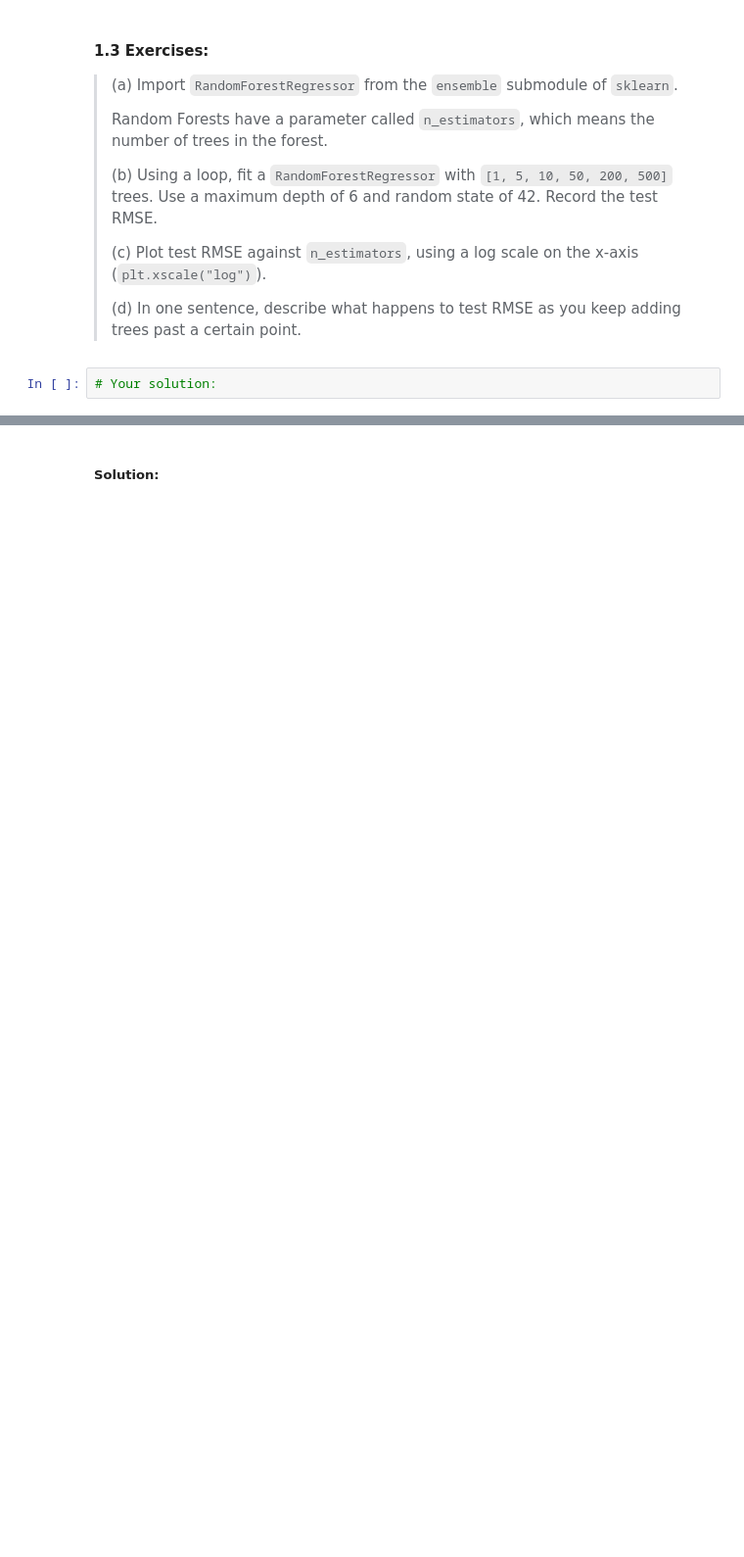
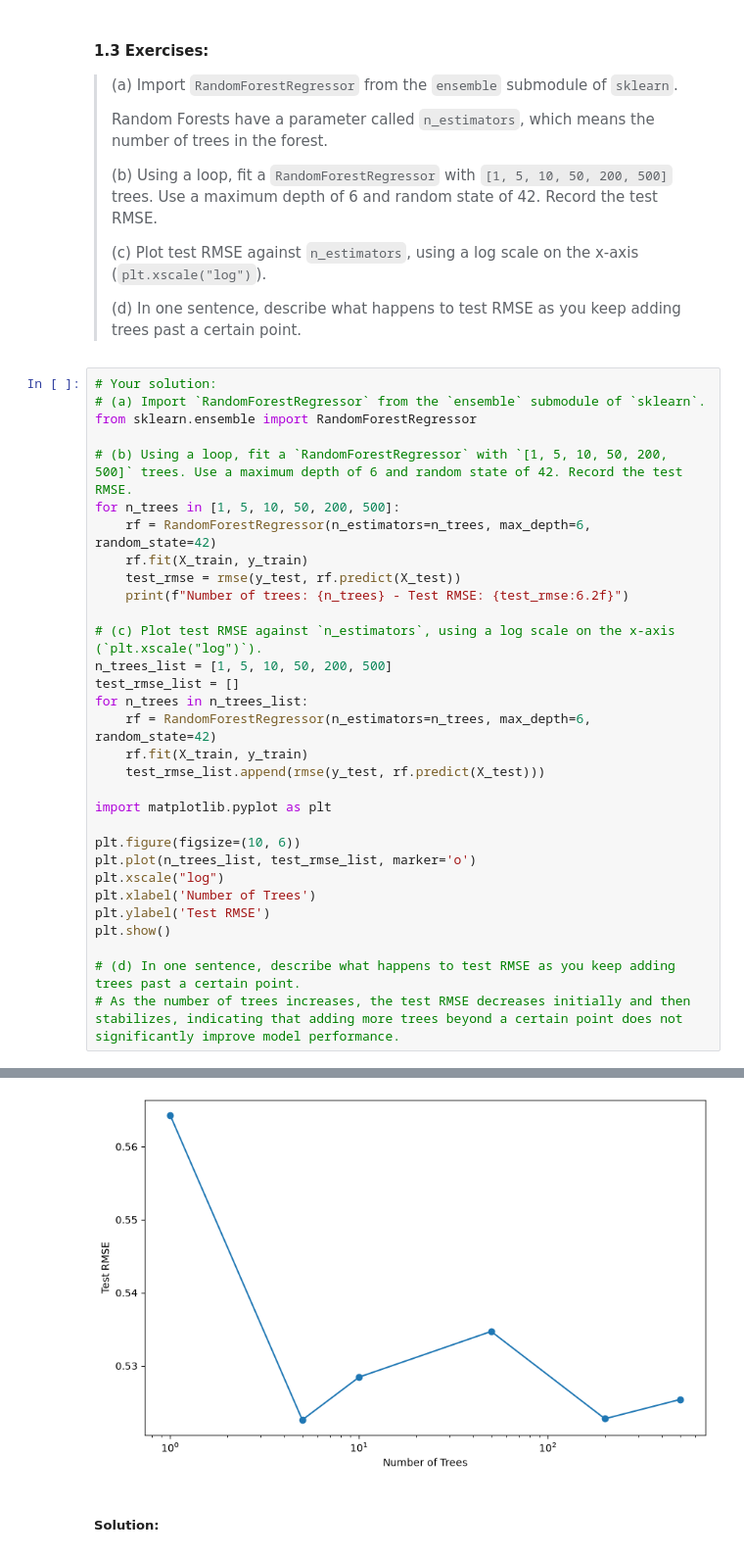
Before and after one commit to JuanBettinelli/Machine_Learning_for_Applied_Research, a Jupyter notebook: MLfAR_04_training.ipynb, the cells around one changed output, grey strips where cells are left out. Shown at 98% size. Drawn from its saved outputs; the diff is of its cells as text; blank space fills up the shorter version.

```diff
--- a/MLfAR_04_training.ipynb
+++ b/MLfAR_04_training.ipynb
@@ -184,3 +286,33 @@ An alternative ensemble strategy, **gradient boosting**, builds trees sequential
 > (d) In one sentence, describe what happens to test RMSE as you keep adding trees past a certain point.
 # %%
 # Your solution:
+# (a) Import `RandomForestRegressor` from the `ensemble` submodule of `sklearn`.
+from sklearn.ensemble import RandomForestRegressor
+
+# (b) Using a loop, fit a `RandomForestRegressor` with `[1, 5, 10, 50, 200, 500]` trees. Use a maximum depth of 6 and random state of 42. Record the test RMSE.
+for n_trees in [1, 5, 10, 50, 200, 500]:
+    rf = RandomForestRegressor(n_estimators=n_trees, max_depth=6, random_state=42)
+    rf.fit(X_train, y_train)
+    test_rmse = rmse(y_test, rf.predict(X_test))
+    print(f"Number of trees: {n_trees} - Test RMSE: {test_rmse:6.2f}")
+
+# (c) Plot test RMSE against `n_estimators`, using a log scale on the x-axis (`plt.xscale("log")`).
+n_trees_list = [1, 5, 10, 50, 200, 500]
+test_rmse_list = []
+for n_trees in n_trees_list:
+    rf = RandomForestRegressor(n_estimators=n_trees, max_depth=6, random_state=42)
+    rf.fit(X_train, y_train)
+    test_rmse_list.append(rmse(y_test, rf.predict(X_test)))
+
+import matplotlib.pyplot as plt
+
+plt.figure(figsize=(10, 6))
+plt.plot(n_trees_list, test_rmse_list, marker='o')
+plt.xscale("log")
+plt.xlabel('Number of Trees')
+plt.ylabel('Test RMSE')
+plt.show()
+
+# (d) In one sentence, describe what happens to test RMSE as you keep adding trees past a certain point.
+# As the number of trees increases, the test RMSE decreases initially and then stabilizes, indicating that adding more trees beyond a certain point does not significantly improve model performance.
+# %% [output]
@@ -187,3 +325,4 @@ An alternative ensemble strategy, **gradient boosting**, builds trees sequential
+[figure, added]
 # %% [markdown]
 ##### Solution:
 # %%
```
Also changed, not shown: parts of 13 cells of this notebook, 1 other file.
